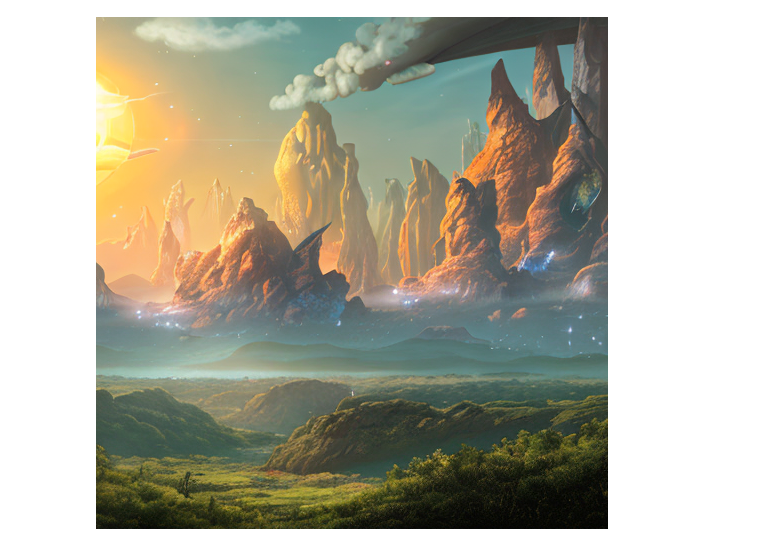
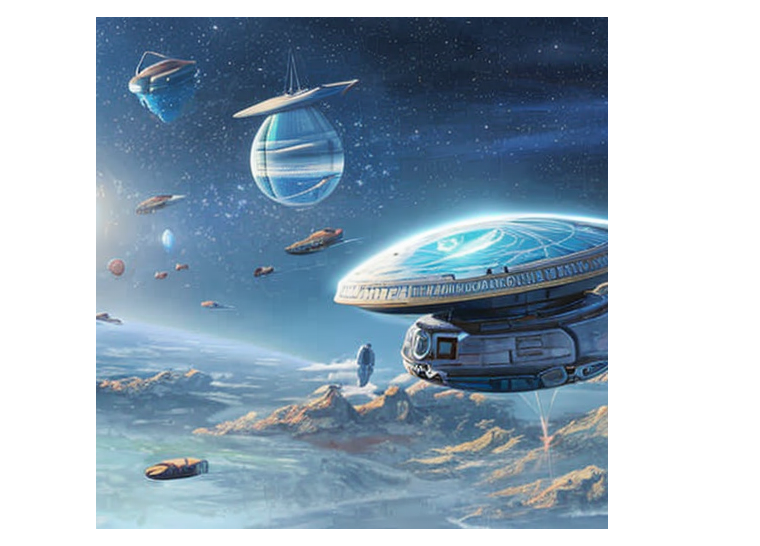
Before and after one commit to saketh12/infinite-zoom-stable-diffusion, a Jupyter notebook: stable-diffusion-2-infinite-zoom-out/infinite_zoom_out.ipynb, the cells around one changed output. Drawn from its saved outputs; the diff is of its cells as text; code cells hidden in the pictures.

```diff
--- a/stable-diffusion-2-infinite-zoom-out/infinite_zoom_out.ipynb
+++ b/stable-diffusion-2-infinite-zoom-out/infinite_zoom_out.ipynb
@@ -93,39 +105,40 @@ pipe.enable_attention_slicing() #This is useful to save some memory in exchange
 
 g_cuda = torch.Generator(device='cuda')
 # %%
-#@markdown FIND A GOOD CONCEPT: <br>
-#@markdown (Output of this block will be the last image of the video)
+#@markdown FIND A GOOD CONCEPT FOR YOUR VIDEO: <br>
+#@markdown (Image output of this block will be the last image of the video)
 
-orig_prompt = "A dream of a distant galaxy, concept art, matte painting, HQ, 4k" #@param
-orig_negative_prompt = "blur, blurred, frame, ugly, low quality" #@param
+prompt = "A dream of a distant galaxy with spacecrafts, concept art, matte painting, HQ, 4k" #@param
+negative_prompt = "blur, blurred, frame, ugly, low quality" #@param
 
-num_images = 1 #@param
-seed = 101011 #@param
+#@markdown Number of initial example images to generate:
+num_init_images = 1 #@param
+#@markdown Random seed (arbitrary input to make the initial image generation deterministic):
+seed = 1234 #@param
+#@markdown  The number of denoising steps (Higher number usually lead to a higher quality image at the expense of slower inference):
 num_inference_steps = 20 #@param
+#@markdown Guidance scale defines how closely generated images to be linked to the text prompt:
 guidance_scale = 8 #@param
+#@markdown Heigth (and width) of the images in pixels (= resolution of the video generated in the next block, has to be divisible with 8):
 height = 512 #@param
-width = height #@param
-
-
-prompt = [orig_prompt] * num_images
-negative_prompt = [orig_negative_prompt] * num_images
+width = height
 
 current_image = PIL.Image.new(mode="RGBA", size=(height, width))
 mask_image = np.array(current_image)[:,:,3]
 mask_image = Image.fromarray(255-mask_image).convert("RGB")
 current_image = current_image.convert("RGB")
 
-init_images =  pipe(prompt=prompt,
-                    negative_prompt=negative_prompt,
+init_images =  pipe(prompt=prompt*num_init_images,
+                    negative_prompt=negative_prompt*num_init_images,
                     image=current_image,
                     guidance_scale = guidance_scale,
                     height = height,
                     width = width,
                     generator = g_cuda.manual_seed(seed),
                     mask_image=mask_image,
                     num_inference_steps=num_inference_steps)[0]
 
 
-image_grid(init_images, rows=1, cols=num_images)
+image_grid(init_images, rows=1, cols=num_init_images)
 # %% [output]
-[figure, old version]
+[figure, new version]
```
Also changed, not shown: parts of 12 cells of this notebook.
